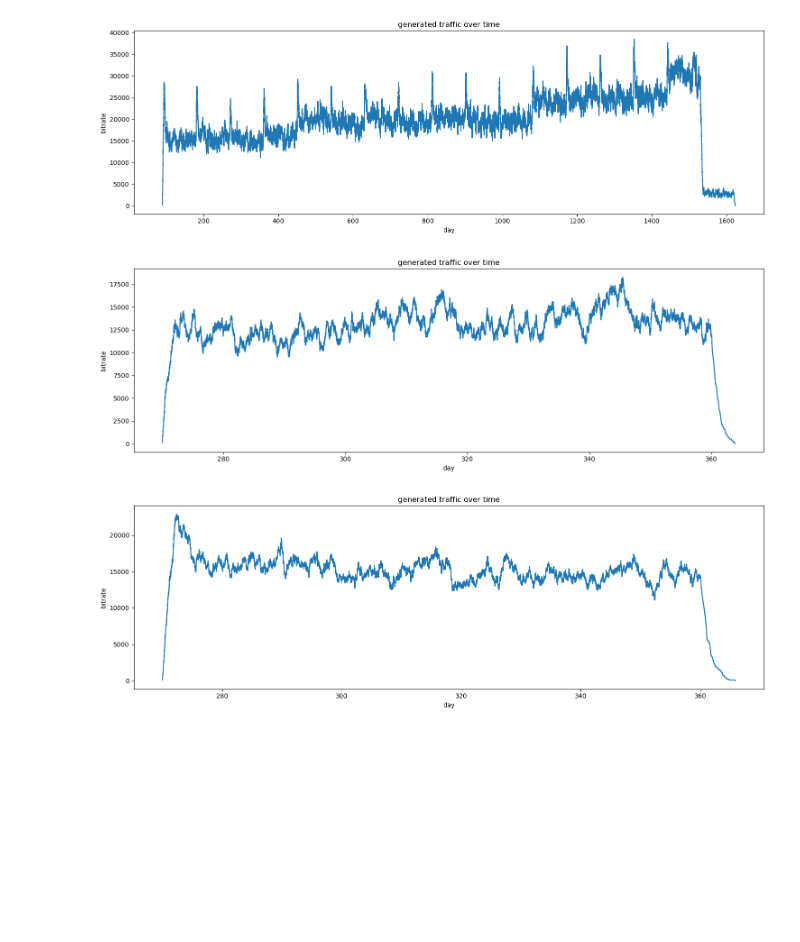
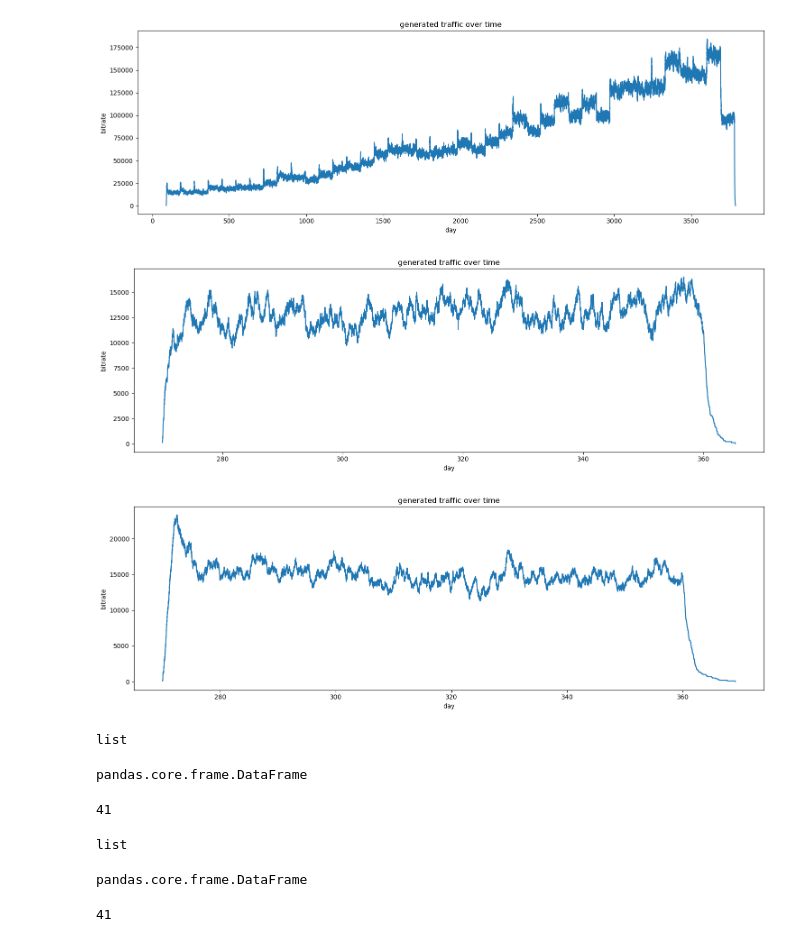
Before and after one commit to srpetale/traffic-for-prodigy, a Jupyter notebook: testing_shrinivas.ipynb, the cells around one changed output. Cells and saved outputs as stored; diff of their text form; code cells hidden in the pictures; blank space fills up the shorter version.

```diff
--- a/testing_shrinivas.ipynb
+++ b/testing_shrinivas.ipynb
@@ -3,4 +3,10 @@ from generator_based_on_Seattle import *
 # %%
 from parameters import *
 # %%
-generated_traffic = generate_traffic_based_on_seattle(from_date='2020-01-01', to_date='2023-12-31', first_erlang=LAMBDA_0, constant_bitrate=IS_CONSTANT_BITRATE, aggregation='avg', resampling='weekly')
+generated_traffic_combined = generate_traffic_based_on_seattle(
+    from_date=FROM_DATE,
+    to_date=TO_DATE,
+    first_erlang=LAMBDA_0,
+    constant_bitrate=IS_CONSTANT_BITRATE,
+    aggregation=AGGREGATION,
+    resampling=RESAMPLING)
@@ -45,12 +58,36 @@ draw_erlangs_from_Seattle(from_date='2020-01-01', to_date='2023-12-31', first_er
 # %%
-predicted_traffic = perdict_traffic(generated_traffic, constant_bitrate=IS_CONSTANT_BITRATE, period_length=UPGRADE_PERIOD, alpha=ALPHA_PERCENT)
+predicted_traffic = perdict_traffic(generated_traffic_combined, constant_bitrate=IS_CONSTANT_BITRATE, period_length=UPGRADE_PERIOD, alpha=ALPHA_PERCENT)
 # %%
 draw_generated_traffic(pd.concat(predicted_traffic))
 # %% [output]
-[figure, old version]
+[figure, new version]
 # %%
-draw_generated_traffic(divide_generated_traffic_into_periods(generated_traffic,UPGRADE_PERIOD)[3])
+draw_generated_traffic(divide_generated_traffic_into_periods(generated_traffic_combined,UPGRADE_PERIOD)[3])
 draw_generated_traffic(predicted_traffic[2])
 # %% [output]
-[figure, old version]
+[figure, new version]
-[figure, old version]
+[figure, new version]
+# %%
+type(generated_traffic)
+# %% [output]
+list
+# %%
+type(generated_traffic[0])
+# %% [output]
+pandas.core.frame.DataFrame
+# %%
+len(generated_traffic)
+# %% [output]
+41
+# %%
+type(predicted_traffic)
+# %% [output]
+list
+# %%
+type(predicted_traffic[0])
+# %% [output]
+pandas.core.frame.DataFrame
+# %%
+len(predicted_traffic)
+# %% [output]
+41
```
Also changed, not shown: parts of 8 cells of this notebook, 1 other file.
